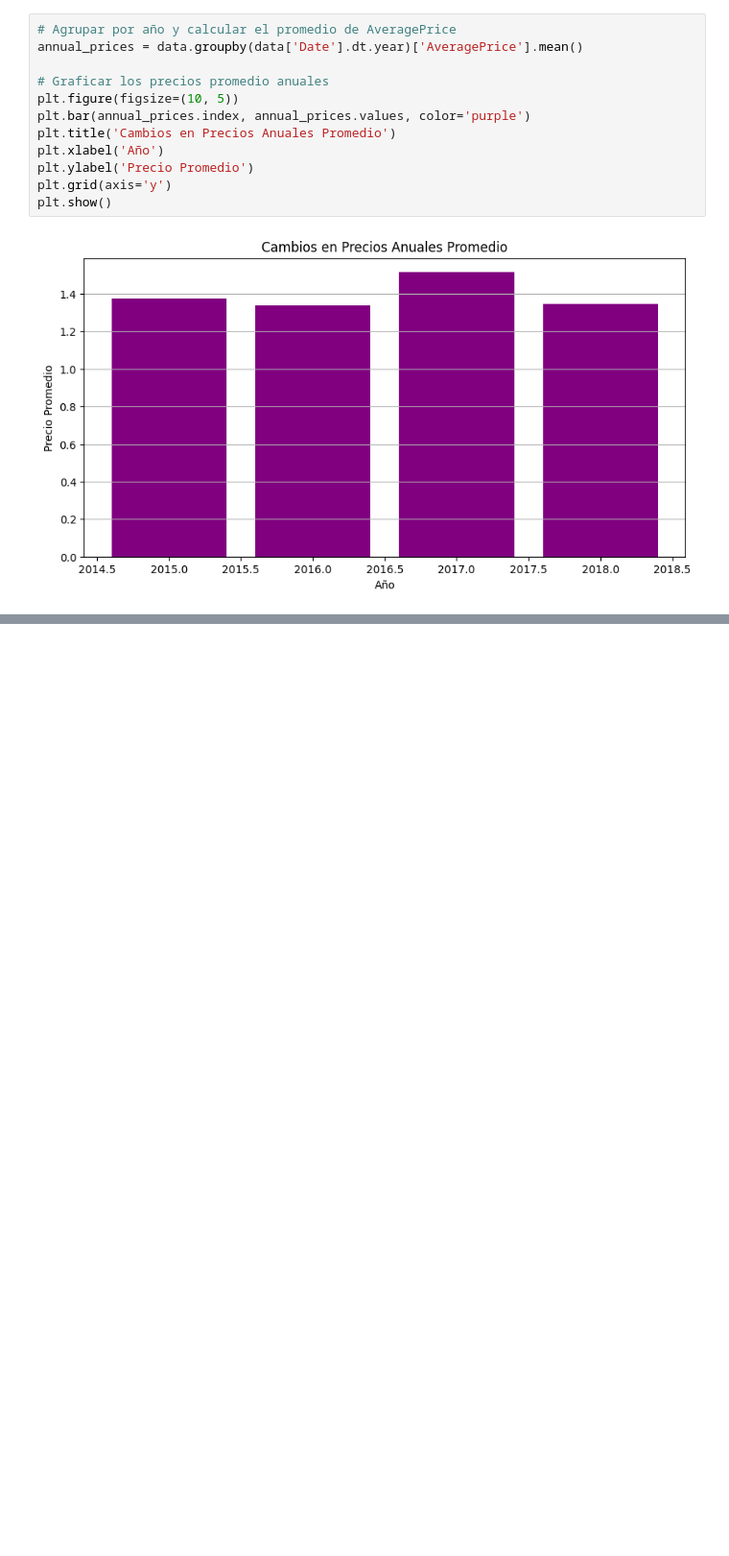
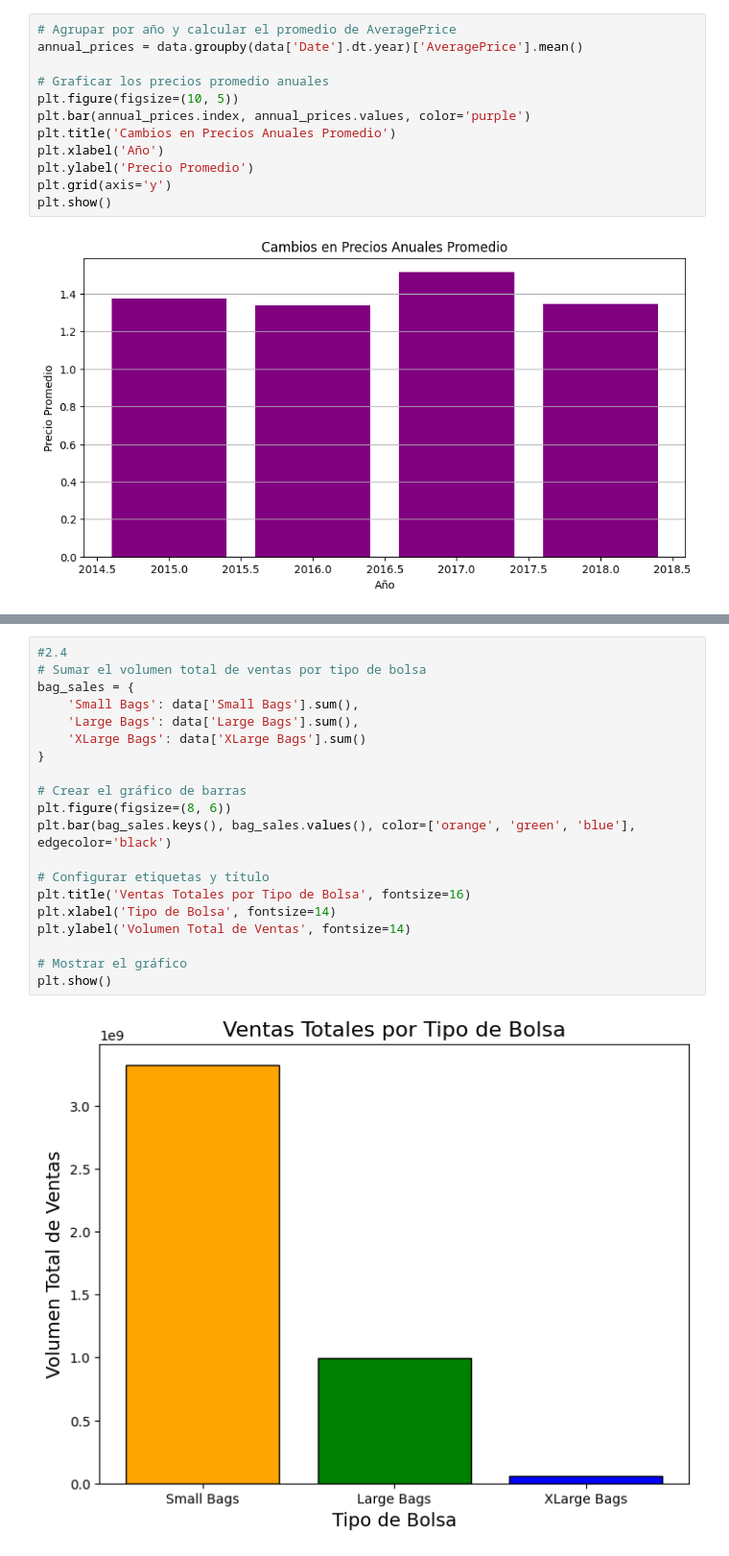
Before and after one commit to Layola27/Proyecto1-IA, a Jupyter notebook: proyecto.ipynb, the cells around one changed output, grey strips where cells are left out. Shown at 96% size. Cells and saved outputs as stored; diff of their text form; blank space fills up the shorter version.

```diff
--- a/proyecto.ipynb
+++ b/proyecto.ipynb
@@ -458,0 +520,22 @@ NameError: name 'data' is not defined
+# %%
+#2.4
+# Sumar el volumen total de ventas por tipo de bolsa
+bag_sales = {
+    'Small Bags': data['Small Bags'].sum(),
+    'Large Bags': data['Large Bags'].sum(),
+    'XLarge Bags': data['XLarge Bags'].sum()
+}
+
+# Crear el gráfico de barras
+plt.figure(figsize=(8, 6))
+plt.bar(bag_sales.keys(), bag_sales.values(), color=['orange', 'green', 'blue'], edgecolor='black')
+
+# Configurar etiquetas y título
+plt.title('Ventas Totales por Tipo de Bolsa', fontsize=16)
+plt.xlabel('Tipo de Bolsa', fontsize=14)
+plt.ylabel('Volumen Total de Ventas', fontsize=14)
+
+# Mostrar el gráfico
+plt.show()
+# %% [output]
+[figure, added]
```
Also changed, not shown: parts of 21 cells of this notebook.
